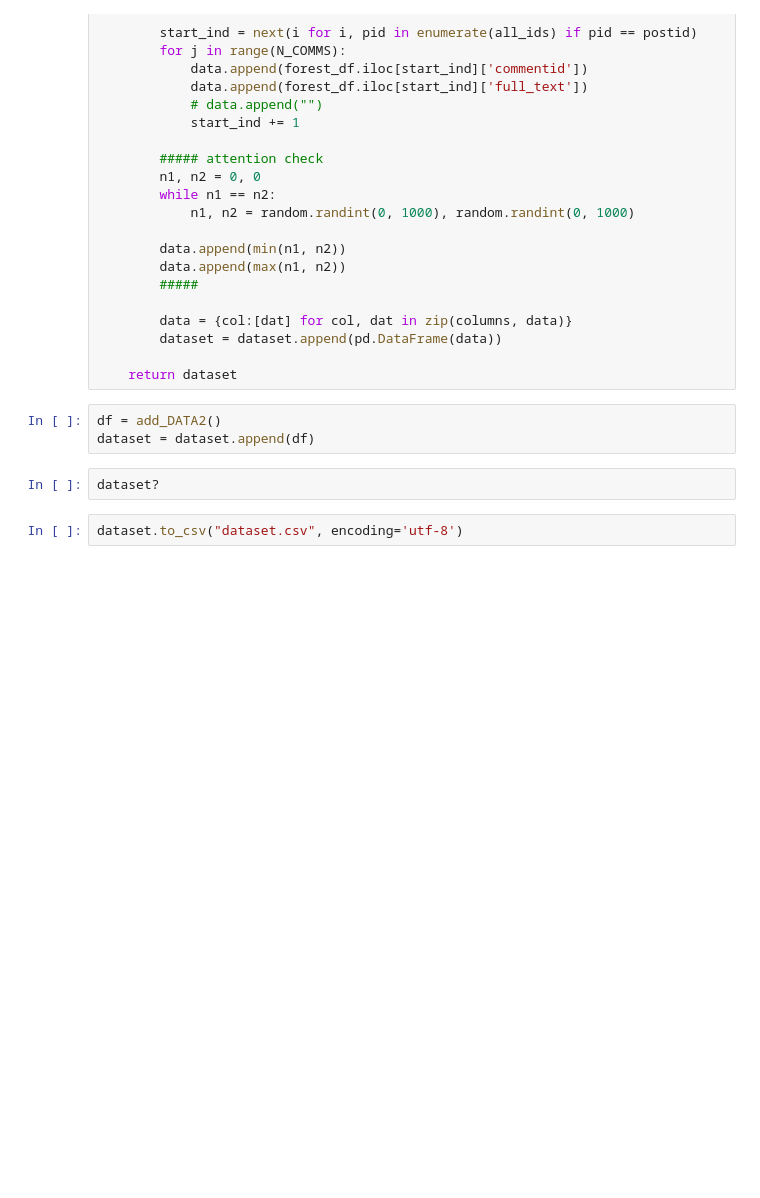
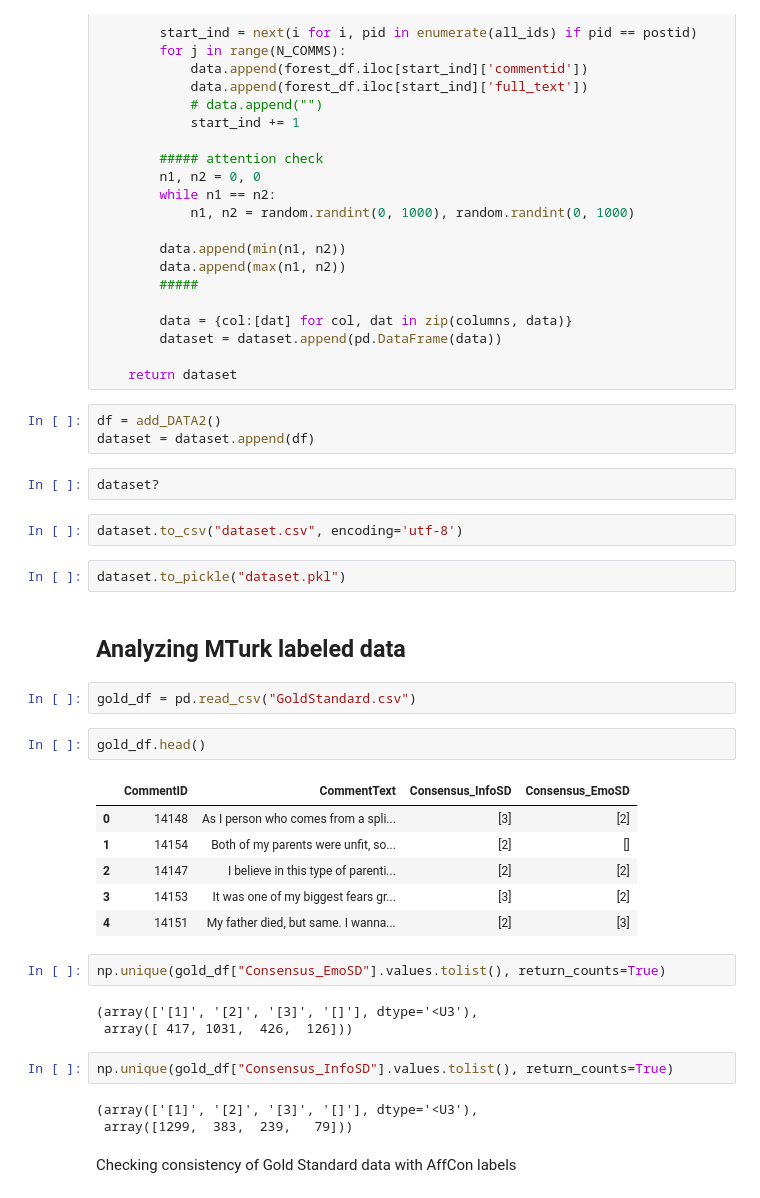
Before and after one commit to chandan047/reddit-affective-content, a Jupyter notebook: Dataset.ipynb, the cells around one changed output. Cells and saved outputs as stored; diff of their text form; blank space fills up the shorter version.

Commit message:
adding MTurk labels

```diff
--- a/Dataset.ipynb
+++ b/Dataset.ipynb
@@ -351,3 +351,30 @@ dataset = dataset.append(df)
 dataset?
 # %%
 dataset.to_csv("dataset.csv", encoding='utf-8')
+# %%
+dataset.to_pickle("dataset.pkl")
+# %% [markdown]
+## Analyzing MTurk labeled data
+# %%
+gold_df = pd.read_csv("GoldStandard.csv")
+# %%
+gold_df.head()
+# %% [output]
+|  | CommentID | CommentText | Consensus_InfoSD | Consensus_EmoSD |
+| 0 | 14148 | As I person who comes from a spli... | [3] | [2] |
+| 1 | 14154 | Both of my parents were unfit, so... | [2] | [] |
+| 2 | 14147 | I believe in this type of parenti... | [2] | [2] |
+| 3 | 14153 | It was one of my biggest fears gr... | [3] | [2] |
+| 4 | 14151 | My father died, but same. I wanna... | [2] | [3] |
+# %%
+np.unique(gold_df["Consensus_EmoSD"].values.tolist(), return_counts=True)
+# %% [output]
+(array(['[1]', '[2]', '[3]', '[]'], dtype='<U3'),
+ array([ 417, 1031,  426,  126]))
+# %%
+np.unique(gold_df["Consensus_InfoSD"].values.tolist(), return_counts=True)
+# %% [output]
+(array(['[1]', '[2]', '[3]', '[]'], dtype='<U3'),
+ array([1299,  383,  239,   79]))
+# %% [markdown]
+Checking consistency of Gold Standard data with AffCon labels
```
Also changed, not shown: parts of 9 cells of this notebook, 2 other files.
